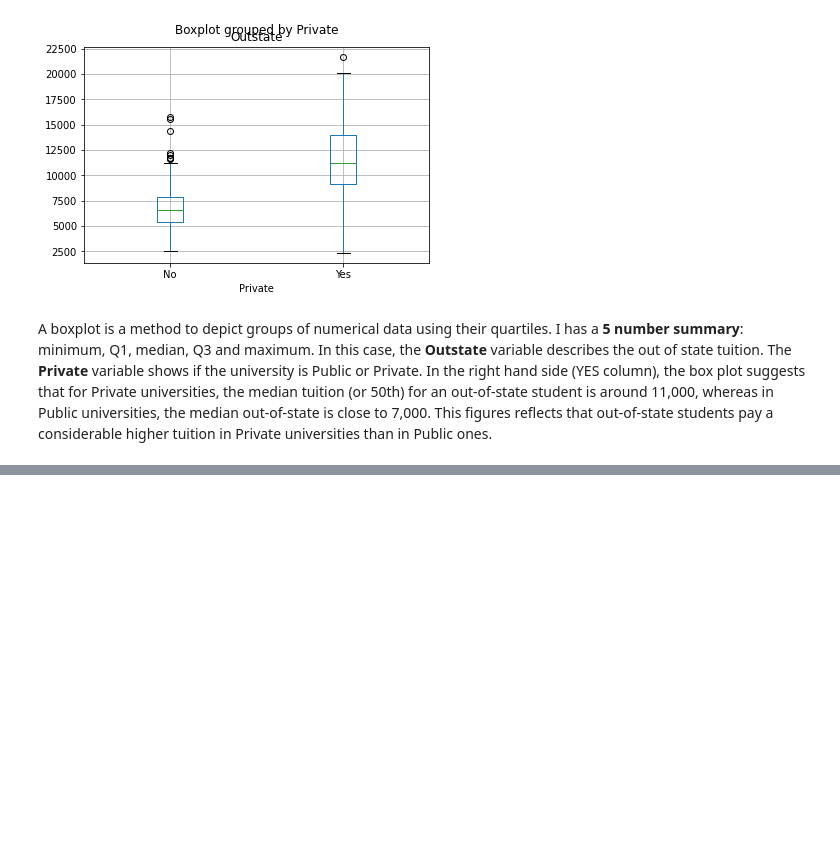
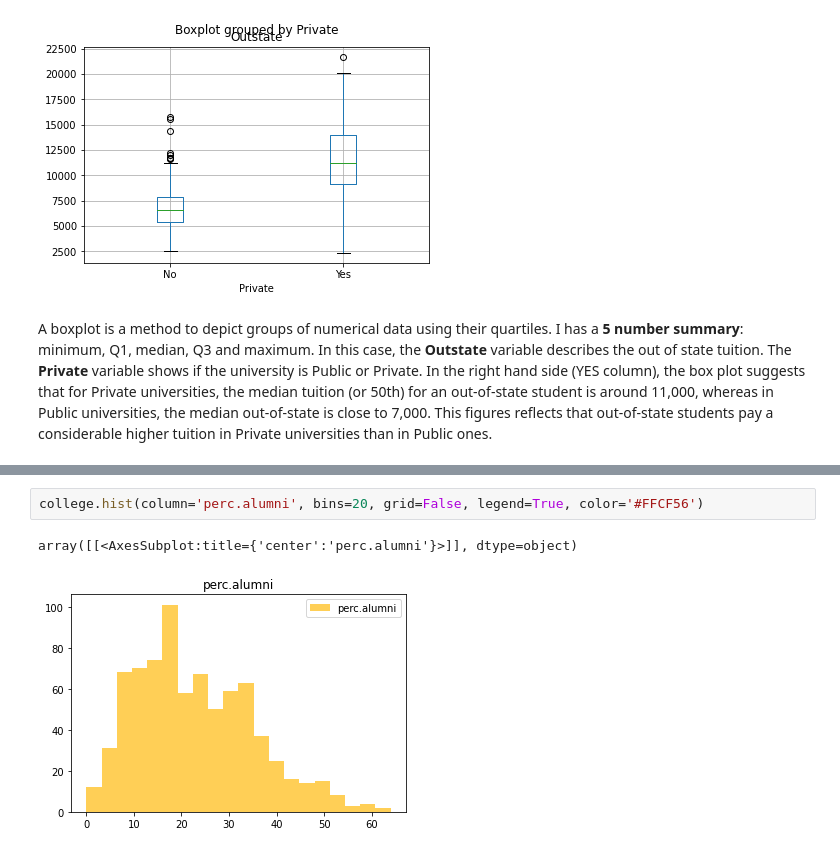
Before and after one commit to jogam5/csc2515, a Jupyter notebook: winter2021/ISRL/ch2/ch2_applied.ipynb, the cells around one changed output, grey strips where cells are left out. Cells and saved outputs as stored; diff of their text form; blank space fills up the shorter version.

```diff
--- a/winter2021/ISRL/ch2/ch2_applied.ipynb
+++ b/winter2021/ISRL/ch2/ch2_applied.ipynb
@@ -80,0 +128,5 @@ A boxplot is a method to depict groups of numerical data using their quartiles.
+# %%
+college.hist(column='perc.alumni', bins=20, grid=False, legend=True, color='#FFCF56')
+# %% [output]
+array([[<AxesSubplot:title={'center':'perc.alumni'}>]], dtype=object)
+[figure, added]
```
Also changed, not shown: parts of 11 cells of this notebook.
